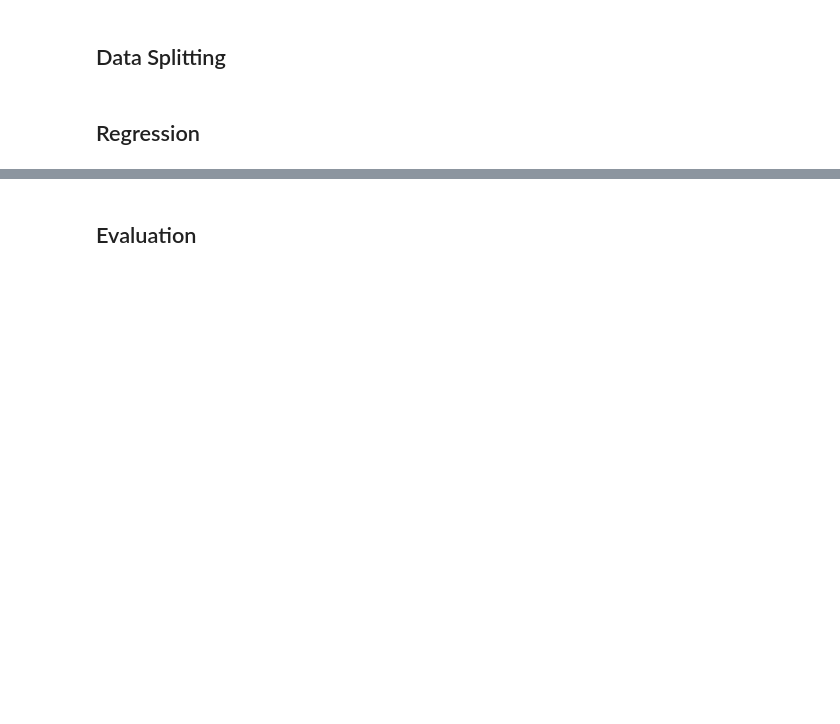
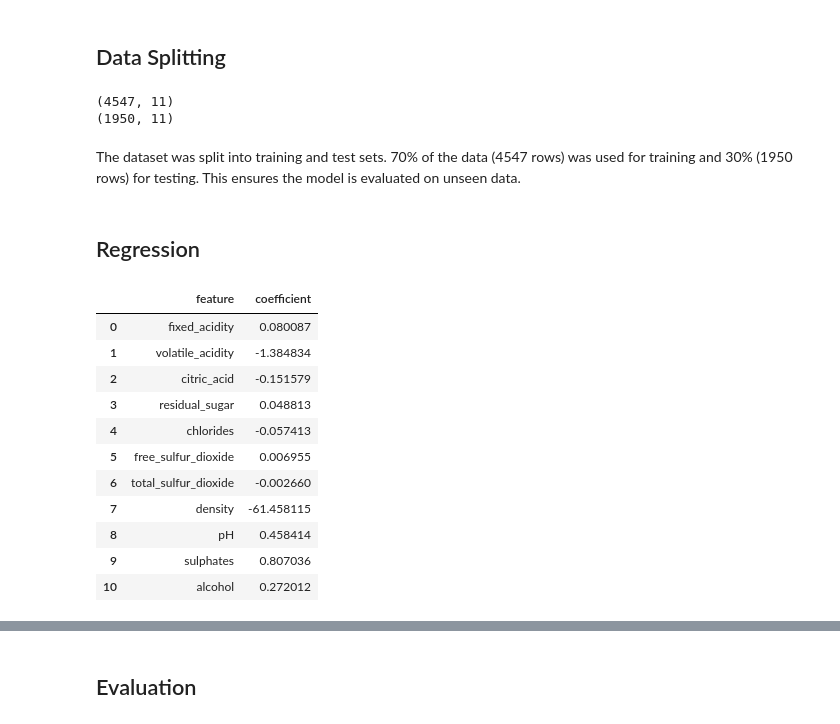
Before and after one commit to dmen04/DSA-6.1, a Jupyter notebook: src/Experiments.ipynb, the cells around one changed output, grey strips where cells are left out. Cells and saved outputs as stored; diff of their text form; code cells hidden in the pictures; blank space fills up the shorter version.

Commit message:
Regression

```diff
--- a/src/Experiments.ipynb
+++ b/src/Experiments.ipynb
@@ -252,5 +252,38 @@ quality: Reject H0 - p=0.0000
 We can observe that there is a statistically significant difference between red and white wine for every variable. The alcohol had the biggest p-value but this value is still significant. But we also have to keep in my that we have more information about white wine than red wine.
 # %% [markdown]
 ## Data Splitting
+# %%
+X = df.select_dtypes(include='number').drop(columns=['quality'])
+y = df['quality']
+
+X_train, X_test, y_train, y_test = train_test_split(X, y, test_size=0.3, random_state=42)
+
+print(X_train.shape)
+print(X_test.shape)
+# %% [output]
+(4547, 11)
+(1950, 11)
+# %% [markdown]
+The dataset was split into training and test sets. 70% of the data (4547 rows) was used for training and 30% (1950 rows) for testing. This ensures the model is evaluated on unseen data.
 # %% [markdown]
 ## Regression
+# %%
+# 1st model - 11 variables
+
+model1 = LinearRegression() # empty model
+model1.fit(X_train, y_train) # model training
+
+pd.DataFrame({'feature': X_train.columns, 'coefficient': model1.coef_}) # shows what model has learned
+# %% [output]
+|  | feature | coefficient |
+| 0 | fixed_acidity | 0.080087 |
+| 1 | volatile_acidity | -1.384834 |
+| 2 | citric_acid | -0.151579 |
+| 3 | residual_sugar | 0.048813 |
+| 4 | chlorides | -0.057413 |
+| 5 | free_sulfur_dioxide | 0.006955 |
+| 6 | total_sulfur_dioxide | -0.002660 |
+| 7 | density | -61.458115 |
+| 8 | pH | 0.458414 |
+| 9 | sulphates | 0.807036 |
+| 10 | alcohol | 0.272012 |
```
Also changed, not shown: parts of 5 cells of this notebook, 1 other file.
